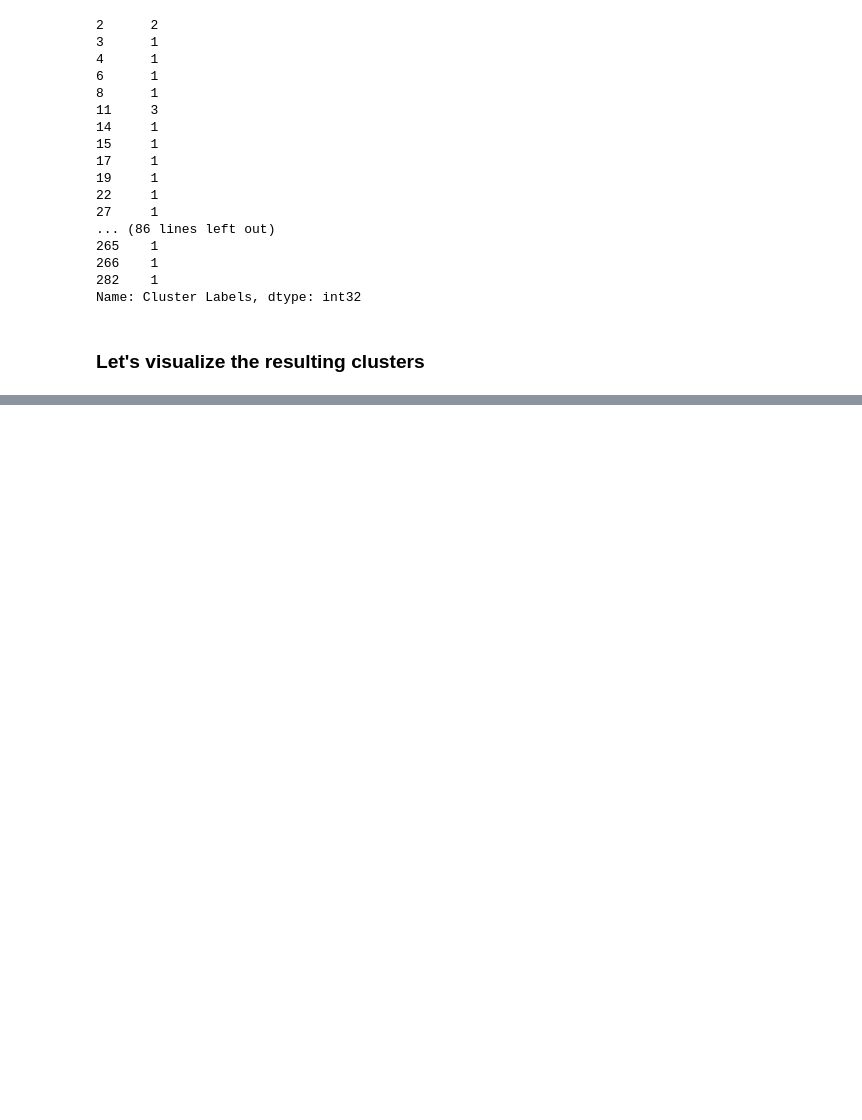
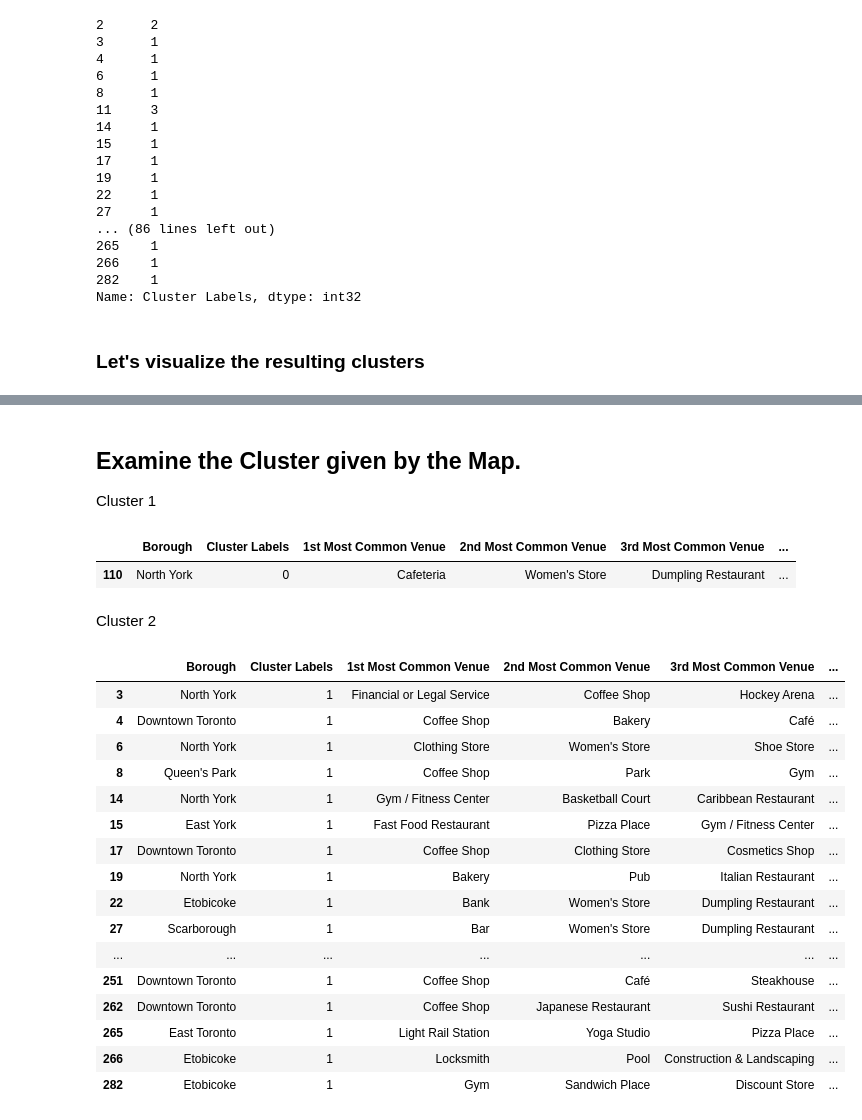
Before and after one commit to vsapuy/Coursera_Capstone, a Jupyter notebook: IBM_Capstone_NeighboursBattle-Explore-Cluster.ipynb, the cells around one changed output, grey strips where cells are left out. Drawn from its saved outputs; the diff is of its cells as text; code cells hidden in the pictures; blank space fills up the shorter version.

Commit message:
Add venues data and explore and cluster Neighborhoods in Toronto

```diff
--- a/IBM_Capstone_NeighboursBattle-Explore-Cluster.ipynb
+++ b/IBM_Capstone_NeighboursBattle-Explore-Cluster.ipynb
@@ -736,3 +736,34 @@ for lat, lon, poi, cluster in zip(toronto_merged['Latitude'], toronto_merged['Lo
 map_clusters
 # %% [output]
 [interactive output not drawn]
+# %% [markdown]
+## Examine the Cluster given by the Map.
+
+Cluster 1
+# %%
+toronto_merged.loc[toronto_merged['Cluster Labels'] == 0, toronto_merged.columns[[1] + list(range(5, toronto_merged.shape[1]))]]
+# %% [output]
+|  | Borough | Cluster Labels | 1st Most Common Venue | 2nd Most Common Venue | 3rd Most Common Venue | ... |
+| 110 | North York | 0 | Cafeteria | Women's Store | Dumpling Restaurant | ... |
+# %% [markdown]
+Cluster 2
+# %%
+toronto_merged.loc[toronto_merged['Cluster Labels'] == 1, toronto_merged.columns[[1] + list(range(5, toronto_merged.shape[1]))]]
+# %% [output]
+|  | Borough | Cluster Labels | 1st Most Common Venue | 2nd Most Common Venue | 3rd Most Common Venue | ... |
+| 3 | North York | 1 | Financial or Legal Service | Coffee Shop | Hockey Arena | ... |
+| 4 | Downtown Toronto | 1 | Coffee Shop | Bakery | Café | ... |
+| 6 | North York | 1 | Clothing Store | Women's Store | Shoe Store | ... |
+| 8 | Queen's Park | 1 | Coffee Shop | Park | Gym | ... |
+| 14 | North York | 1 | Gym / Fitness Center | Basketball Court | Caribbean Restaurant | ... |
+| 15 | East York | 1 | Fast Food Restaurant | Pizza Place | Gym / Fitness Center | ... |
+| 17 | Downtown Toronto | 1 | Coffee Shop | Clothing Store | Cosmetics Shop | ... |
+| 19 | North York | 1 | Bakery | Pub | Italian Restaurant | ... |
+| 22 | Etobicoke | 1 | Bank | Women's Store | Dumpling Restaurant | ... |
+| 27 | Scarborough | 1 | Bar | Women's Store | Dumpling Restaurant | ... |
+| ... | ... | ... | ... | ... | ... | ... |
+| 251 | Downtown Toronto | 1 | Coffee Shop | Café | Steakhouse | ... |
+| 262 | Downtown Toronto | 1 | Coffee Shop | Japanese Restaurant | Sushi Restaurant | ... |
+| 265 | East Toronto | 1 | Light Rail Station | Yoga Studio | Pizza Place | ... |
+| 266 | Etobicoke | 1 | Locksmith | Pool | Construction & Landscaping | ... |
+| 282 | Etobicoke | 1 | Gym | Sandwich Place | Discount Store | ... |
```
Also changed, not shown: parts of 7 cells of this notebook.
